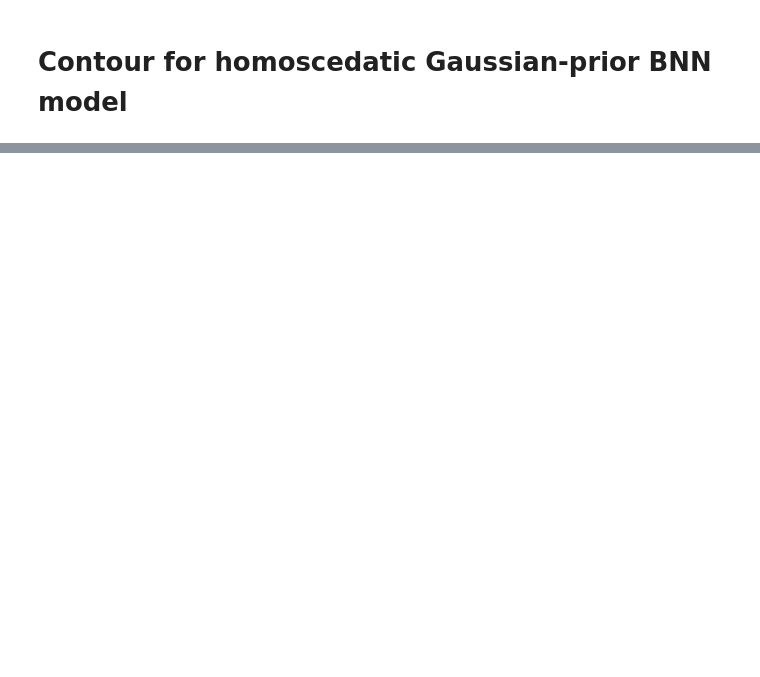
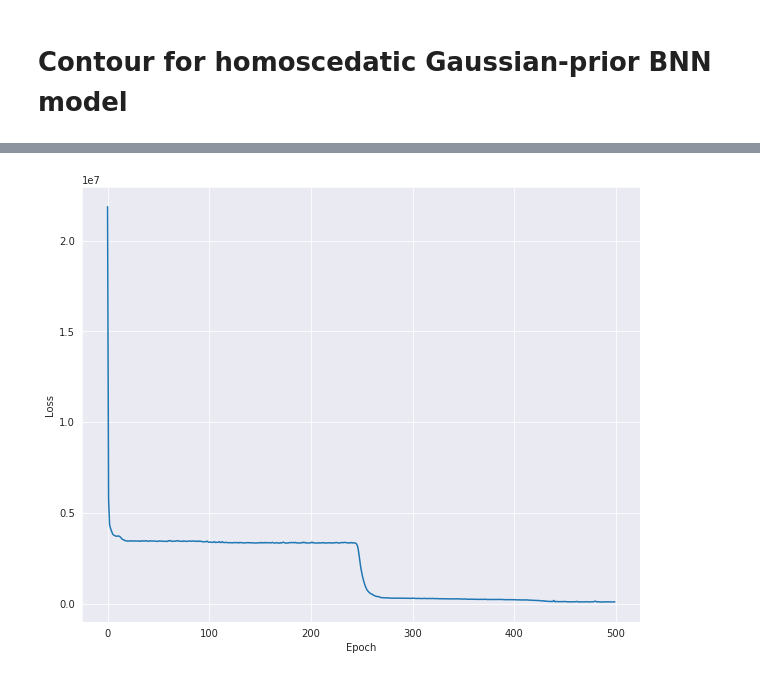
Before and after one commit to daniloefl/ConcreteDropoutTest, a Jupyter notebook: Concrete Dropout Test.ipynb, the cells around one changed output, grey strips where cells are left out. Saved outputs shown, nothing was run; the diff lists cells and outputs as text; code cells hidden in the pictures; blank space fills up the shorter version.

```diff
--- a/Concrete Dropout Test.ipynb
+++ b/Concrete Dropout Test.ipynb
@@ -421,0 +430,4 @@ plot_contour(homo_model_bnn, x_test, y_test, getFunction = getMeanStdBNN)
+# %%
+plot_loss(homo_model_bnn_h)
+# %% [output]
+[figure, added]
```
Also changed, not shown: parts of 11 cells of this notebook, 1 other file.
